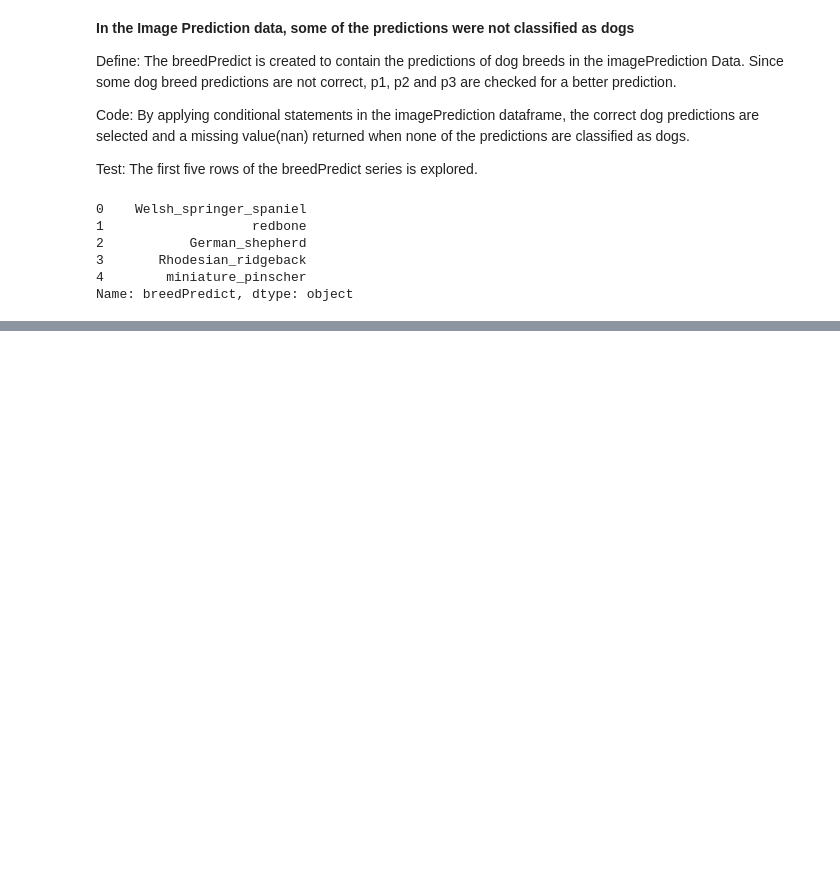
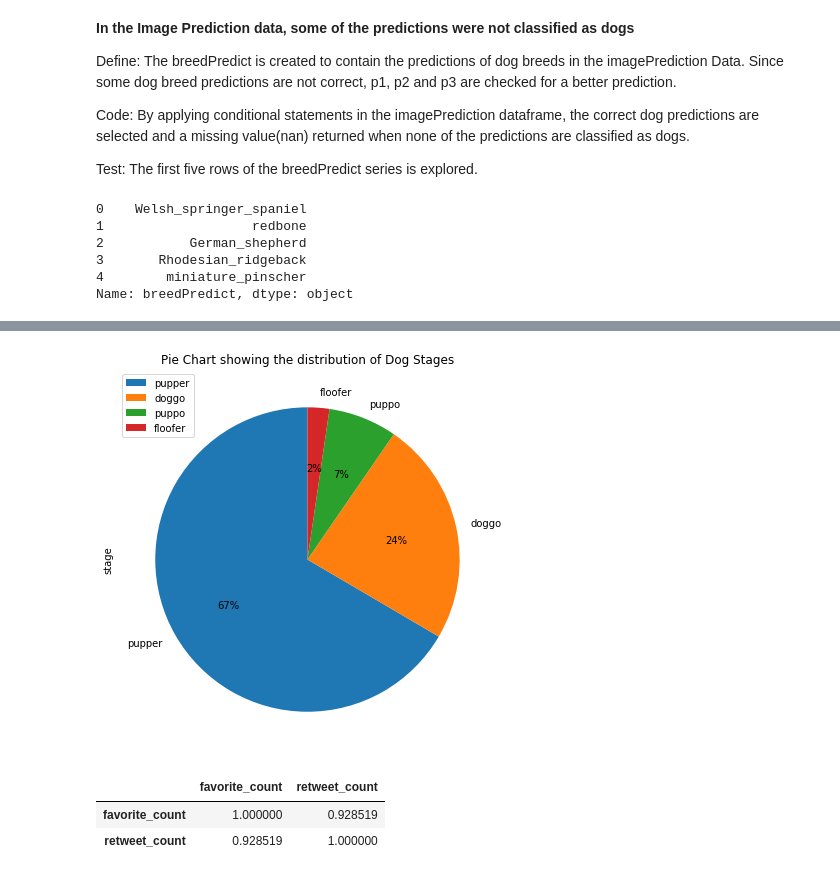
Before and after one commit to awojidetola/Udacity-Data-Analysis-ND, a Jupyter notebook: WeRateDogs Project/wrangle_act.ipynb, the cells around one changed output, grey strips where cells are left out. Cells and saved outputs as stored; diff of their text form; code cells hidden in the pictures; blank space fills up the shorter version.

```diff
--- a/WeRateDogs Project/wrangle_act.ipynb
+++ b/WeRateDogs Project/wrangle_act.ipynb
@@ -554,0 +669,15 @@ twitter_archive_copy.to_csv("twitter_archive_master.csv")
+# %%
+fig = plt.figure(figsize =(10, 7))
+
+wrangled_data.stage.value_counts().plot.pie(autopct='%.f%%', startangle=90)
+plt.title("Pie Chart showing the distribution of Dog Stages")
+plt.legend();
+# %% [output]
+[figure, added]
+# %%
+favorite_retweet = wrangled_data[['favorite_count','retweet_count']]
+favorite_retweet.corr()
+# %% [output]
+|  | favorite_count | retweet_count |
+| favorite_count | 1.000000 | 0.928519 |
+| retweet_count | 0.928519 | 1.000000 |
```
Also changed, not shown: parts of 18 cells of this notebook, 2 other files.
